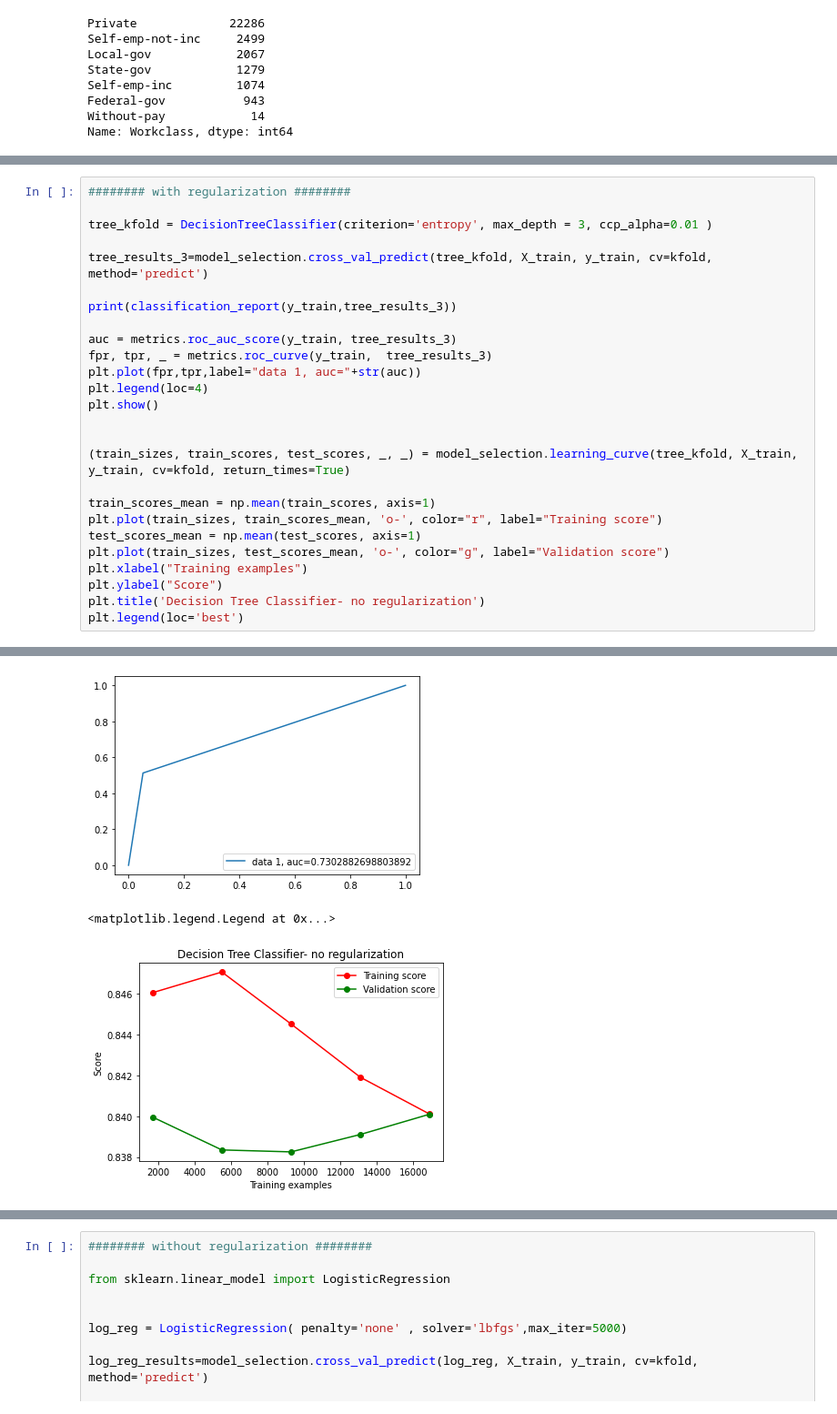
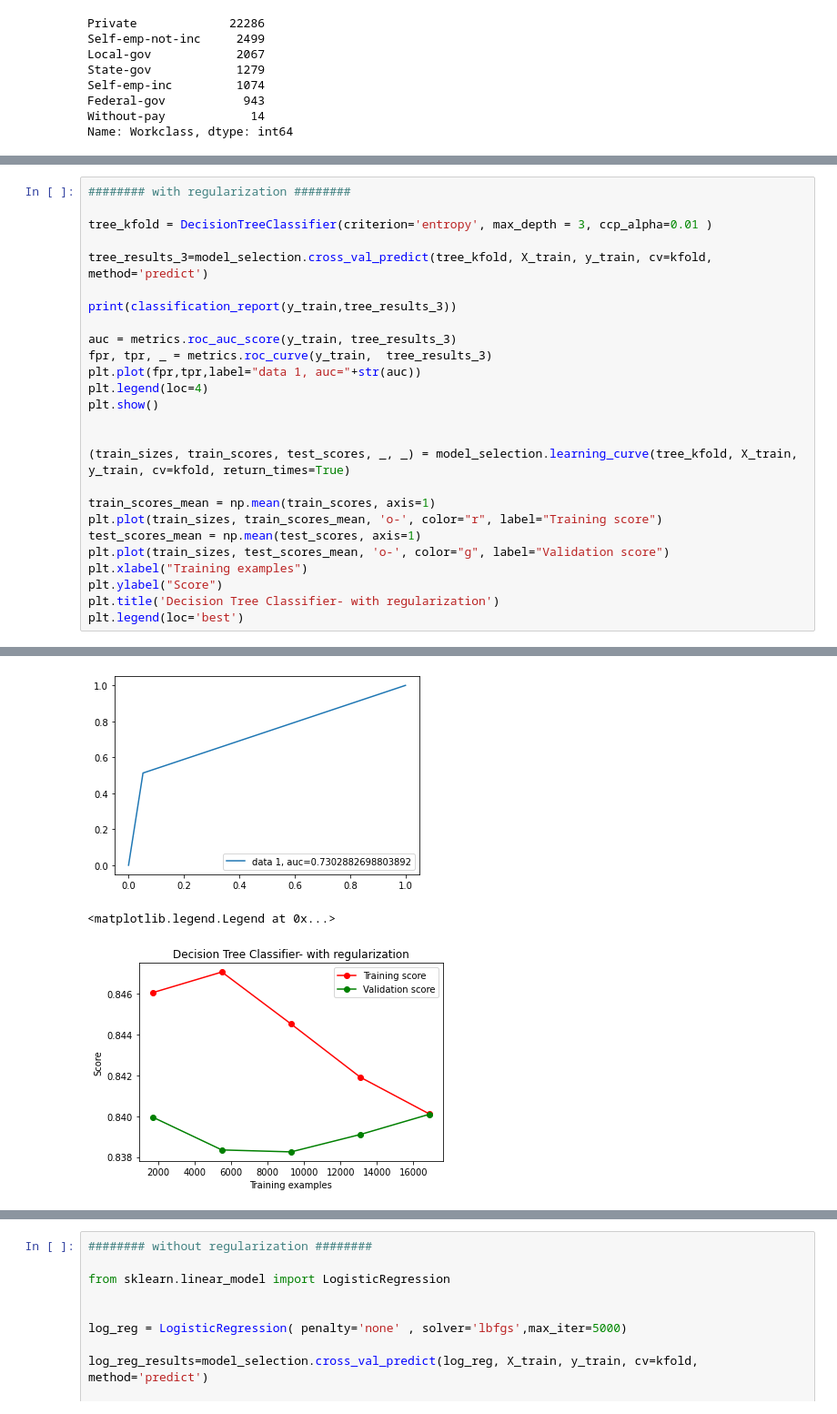
Before and after one commit to danielel013/Census_dataset, a Jupyter notebook: Census_predict.ipynb, the cells around one changed output, grey strips where cells are left out. Shown at 91% size. Cells and saved outputs as stored; diff of their text form.

```diff
--- a/Census_predict.ipynb
+++ b/Census_predict.ipynb
@@ -303,35 +323,35 @@ tree_results_3=model_selection.cross_val_predict(tree_kfold, X_train, y_train, c
 
 print(classification_report(y_train,tree_results_3))
 
 auc = metrics.roc_auc_score(y_train, tree_results_3)
 fpr, tpr, _ = metrics.roc_curve(y_train,  tree_results_3)
 plt.plot(fpr,tpr,label="data 1, auc="+str(auc))
 plt.legend(loc=4)
 plt.show()
 
 
 (train_sizes, train_scores, test_scores, _, _) = model_selection.learning_curve(tree_kfold, X_train, y_train, cv=kfold, return_times=True)
 
 train_scores_mean = np.mean(train_scores, axis=1)
 plt.plot(train_sizes, train_scores_mean, 'o-', color="r", label="Training score")
 test_scores_mean = np.mean(test_scores, axis=1)
 plt.plot(train_sizes, test_scores_mean, 'o-', color="g", label="Validation score")
 plt.xlabel("Training examples")
 plt.ylabel("Score")
-plt.title('Decision Tree Classifier- no regularization')
+plt.title('Decision Tree Classifier- with regularization')
 plt.legend(loc='best')
 # %% [output]
               precision    recall  f1-score   support
 
          0.0       0.86      0.95      0.90     15887
          1.0       0.76      0.51      0.61      5226
 
     accuracy                           0.84     21113
    macro avg       0.81      0.73      0.76     21113
 weighted avg       0.83      0.84      0.83     21113
 [figure]
 <matplotlib.legend.Legend at 0x...>
-[figure, old version]
+[figure, new version]
 # %%
 ######## Grid Search ########
 
```
Also changed, not shown: parts of 35 cells of this notebook.
